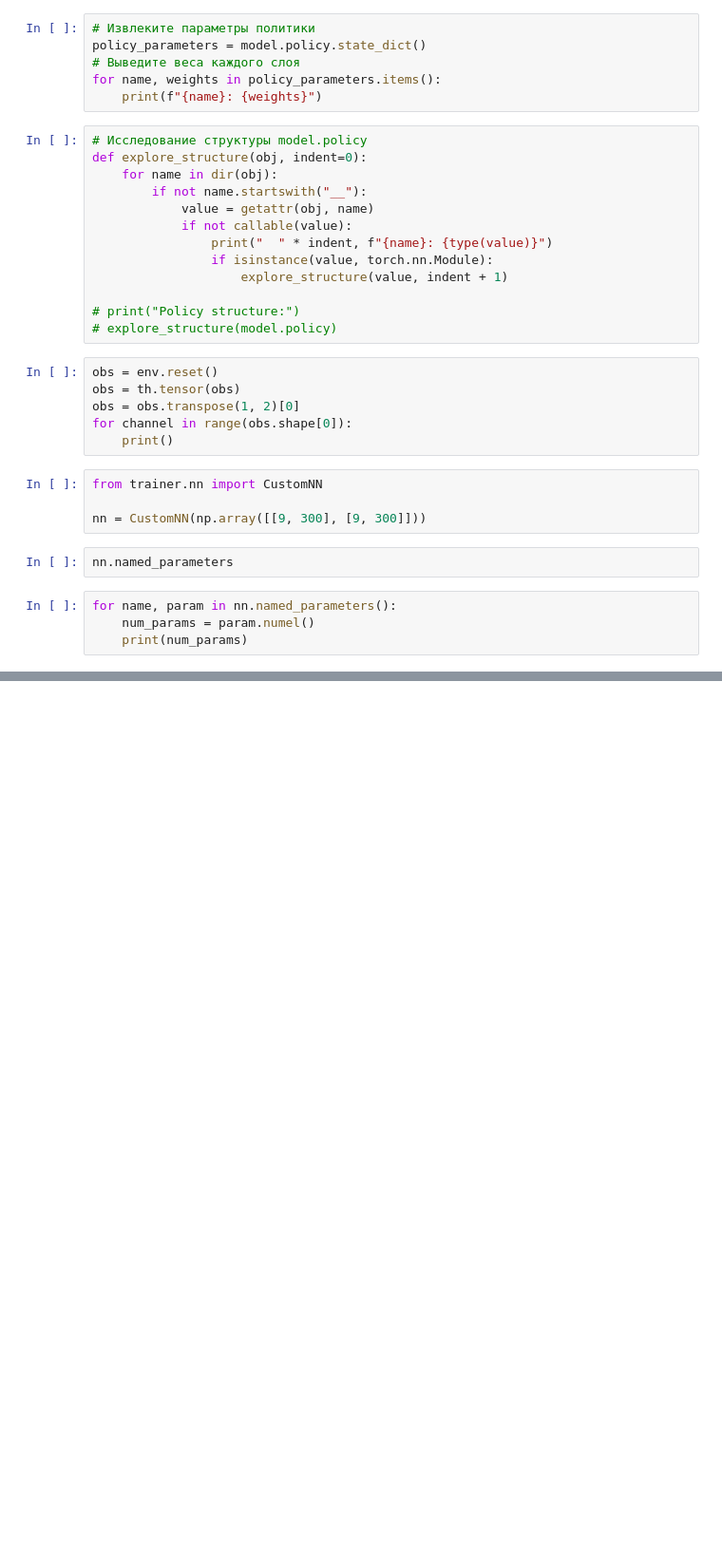
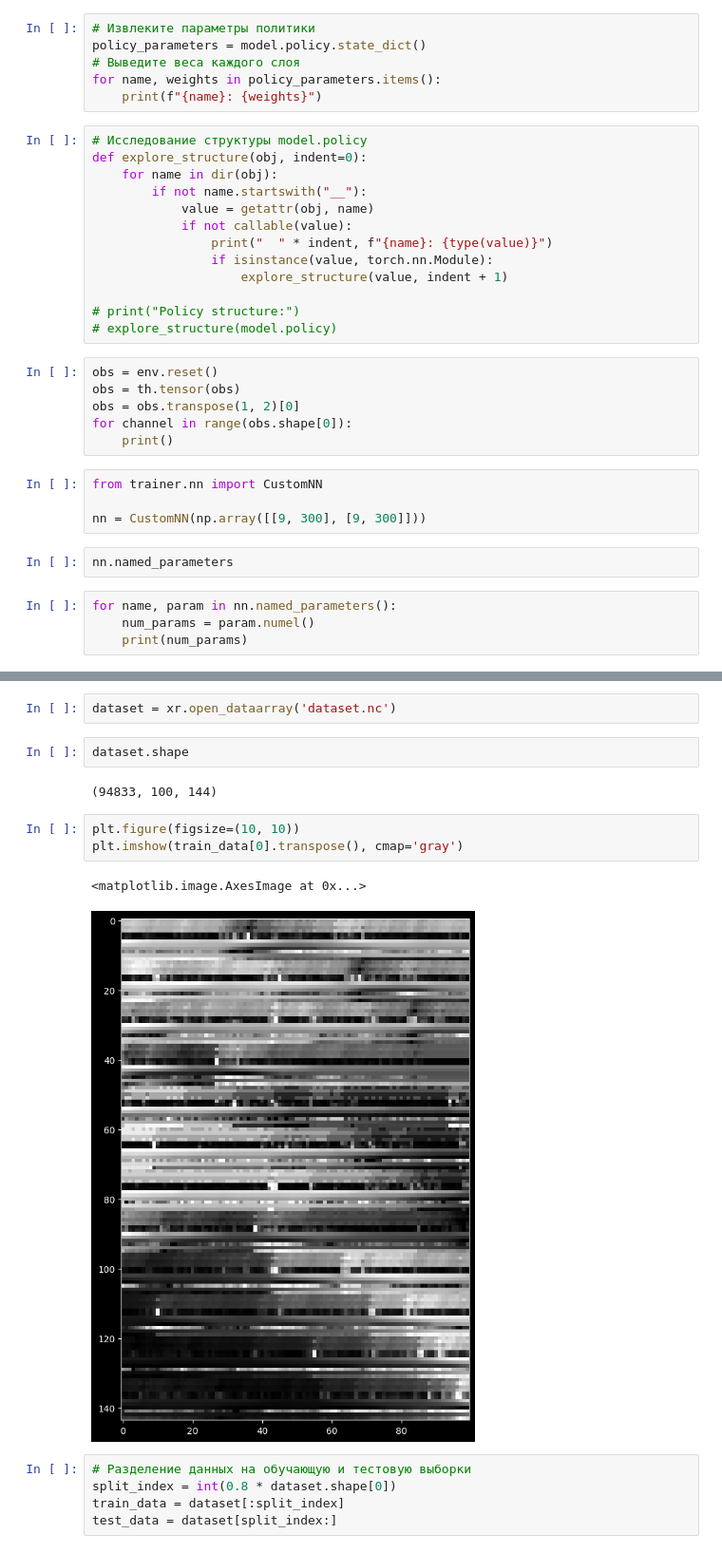
Before and after one commit to Hudrolax/ml, a Jupyter notebook: trading/research.ipynb, the cells around one changed output, grey strips where cells are left out. Shown at 95% size. Cells and saved outputs as stored; diff of their text form; blank space fills up the shorter version.

```diff
--- a/trading/research.ipynb
+++ b/trading/research.ipynb
@@ -112,0 +136,17 @@ a
+# %%
+dataset = xr.open_dataarray('dataset.nc')
+# %%
+dataset.shape
+# %% [output]
+(94833, 100, 144)
+# %%
+plt.figure(figsize=(10, 10))
+plt.imshow(train_data[0].transpose(), cmap='gray')
+# %% [output]
+<matplotlib.image.AxesImage at 0x...>
+[figure, added]
+# %%
+# Разделение данных на обучающую и тестовую выборки
+split_index = int(0.8 * dataset.shape[0])
+train_data = dataset[:split_index]
+test_data = dataset[split_index:]
```
Also changed, not shown: parts of 16 cells of this notebook, 3 other files.
